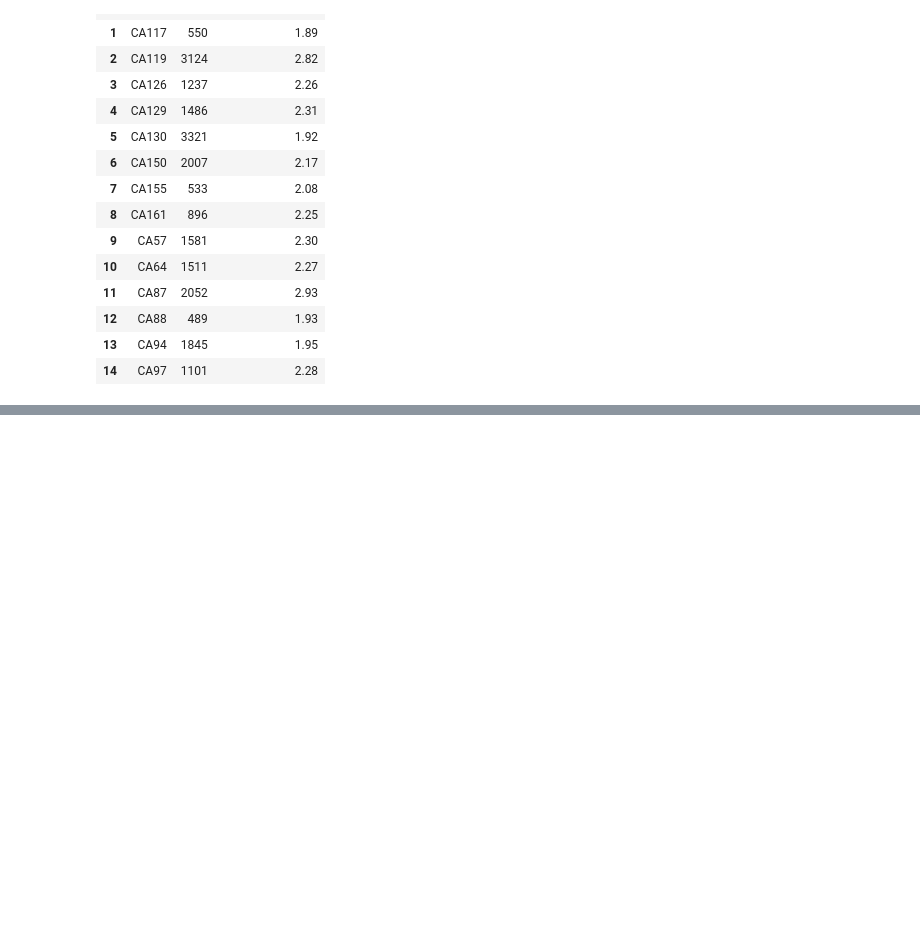
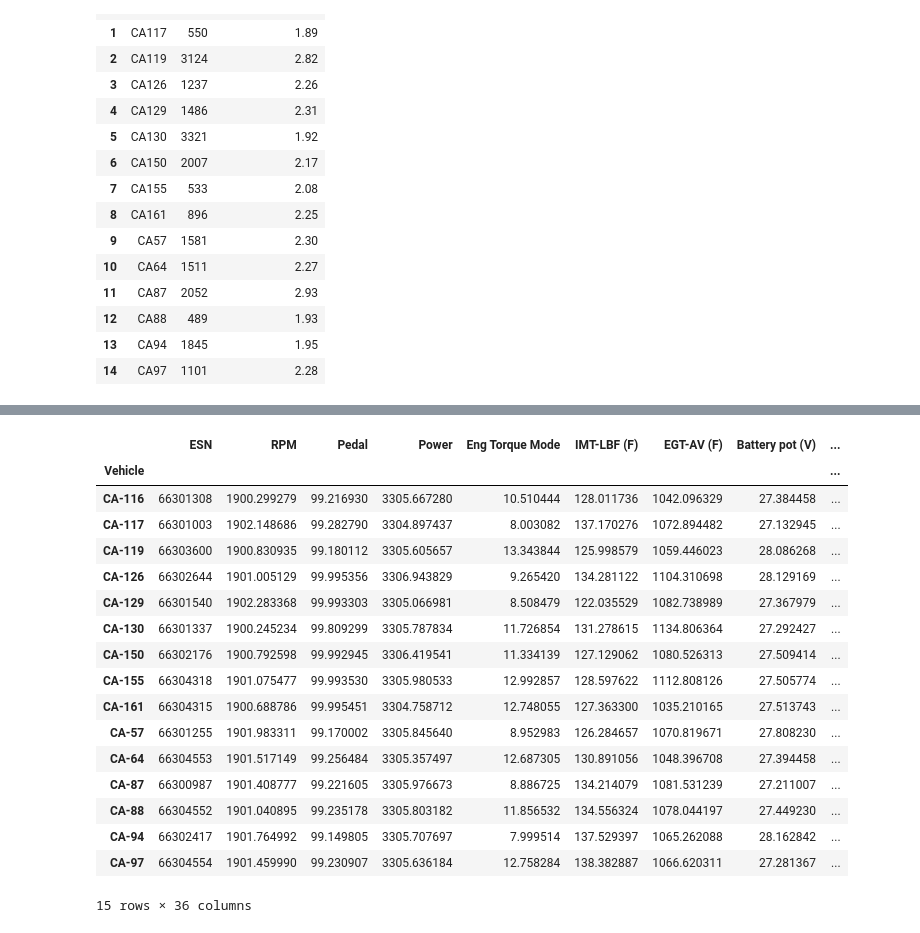
Before and after one commit to ddiazal/PredictiveMaintenance, a Jupyter notebook: filtersAnalysis.ipynb, the cells around one changed output, grey strips where cells are left out. Drawn from its saved outputs; the diff is of its cells as text; code cells hidden in the pictures; blank space fills up the shorter version.

```diff
--- a/filtersAnalysis.ipynb
+++ b/filtersAnalysis.ipynb
@@ -237,3 +237,7 @@ df
 | 12 | CA88 | 489 | 1.93 |
 | 13 | CA94 | 1845 | 1.95 |
 | 14 | CA97 | 1101 | 2.28 |
+# %%
+%time filt_grouped_df = filt_df_F.groupby(["Vehicle"]).mean()
+filt_grouped_df
+# %% [output]
@@ -239,0 +245,18 @@ df
+|  | ESN | RPM | Pedal | Power | Eng Torque Mode | IMT-LBF (F) | EGT-AV (F) | Battery pot (V) | ... |
+| Vehicle |  |  |  |  |  |  |  |  | ... |
+| CA-116 | 66301308 | 1900.299279 | 99.216930 | 3305.667280 | 10.510444 | 128.011736 | 1042.096329 | 27.384458 | ... |
+| CA-117 | 66301003 | 1902.148686 | 99.282790 | 3304.897437 | 8.003082 | 137.170276 | 1072.894482 | 27.132945 | ... |
+| CA-119 | 66303600 | 1900.830935 | 99.180112 | 3305.605657 | 13.343844 | 125.998579 | 1059.446023 | 28.086268 | ... |
+| CA-126 | 66302644 | 1901.005129 | 99.995356 | 3306.943829 | 9.265420 | 134.281122 | 1104.310698 | 28.129169 | ... |
+| CA-129 | 66301540 | 1902.283368 | 99.993303 | 3305.066981 | 8.508479 | 122.035529 | 1082.738989 | 27.367979 | ... |
+| CA-130 | 66301337 | 1900.245234 | 99.809299 | 3305.787834 | 11.726854 | 131.278615 | 1134.806364 | 27.292427 | ... |
+| CA-150 | 66302176 | 1900.792598 | 99.992945 | 3306.419541 | 11.334139 | 127.129062 | 1080.526313 | 27.509414 | ... |
+| CA-155 | 66304318 | 1901.075477 | 99.993530 | 3305.980533 | 12.992857 | 128.597622 | 1112.808126 | 27.505774 | ... |
+| CA-161 | 66304315 | 1900.688786 | 99.995451 | 3304.758712 | 12.748055 | 127.363300 | 1035.210165 | 27.513743 | ... |
+| CA-57 | 66301255 | 1901.983311 | 99.170002 | 3305.845640 | 8.952983 | 126.284657 | 1070.819671 | 27.808230 | ... |
+| CA-64 | 66304553 | 1901.517149 | 99.256484 | 3305.357497 | 12.687305 | 130.891056 | 1048.396708 | 27.394458 | ... |
+| CA-87 | 66300987 | 1901.408777 | 99.221605 | 3305.976673 | 8.886725 | 134.214079 | 1081.531239 | 27.211007 | ... |
+| CA-88 | 66304552 | 1901.040895 | 99.235178 | 3305.803182 | 11.856532 | 134.556324 | 1078.044197 | 27.449230 | ... |
+| CA-94 | 66302417 | 1901.764992 | 99.149805 | 3305.707697 | 7.999514 | 137.529397 | 1065.262088 | 28.162842 | ... |
+| CA-97 | 66304554 | 1901.459990 | 99.230907 | 3305.636184 | 12.758284 | 138.382887 | 1066.620311 | 27.281367 | ... |
+15 rows × 36 columns
```
Also changed, not shown: parts of 4 cells of this notebook.
